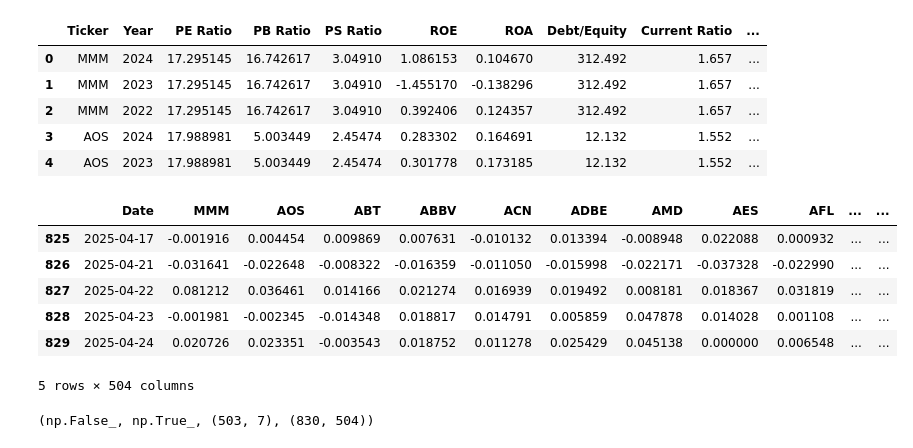
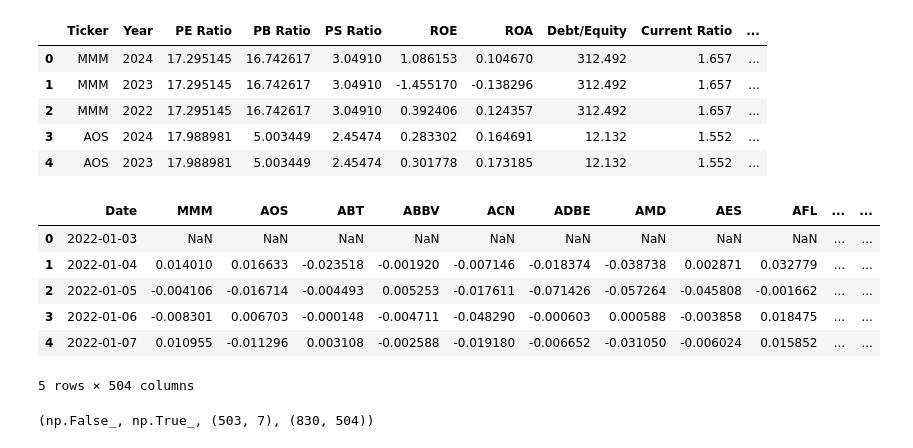
Before and after one commit to rustadadam/PF-GAP, a Jupyter notebook: experiments/stock_data.ipynb, the cells around one changed output. Drawn from its saved outputs; the diff is of its cells as text; code cells hidden in the pictures.

```diff
--- a/experiments/stock_data.ipynb
+++ b/experiments/stock_data.ipynb
@@ -28,14 +28,14 @@ static_data.head()
 | 3 | AOS | 2024 | 17.988981 | 5.003449 | 2.45474 | 0.283302 | 0.164691 | 12.132 | 1.552 | ... |
 | 4 | AOS | 2023 | 17.988981 | 5.003449 | 2.45474 | 0.301778 | 0.173185 | 12.132 | 1.552 | ... |
 # %%
-time_series.tail()
+time_series.head()
 # %% [output]
 |  | Date | MMM | AOS | ABT | ABBV | ACN | ADBE | AMD | AES | AFL | ... | ... |
-| 825 | 2025-04-17 | -0.001916 | 0.004454 | 0.009869 | 0.007631 | -0.010132 | 0.013394 | -0.008948 | 0.022088 | 0.000932 | ... | ... |
-| 826 | 2025-04-21 | -0.031641 | -0.022648 | -0.008322 | -0.016359 | -0.011050 | -0.015998 | -0.022171 | -0.037328 | -0.022990 | ... | ... |
-| 827 | 2025-04-22 | 0.081212 | 0.036461 | 0.014166 | 0.021274 | 0.016939 | 0.019492 | 0.008181 | 0.018367 | 0.031819 | ... | ... |
-| 828 | 2025-04-23 | -0.001981 | -0.002345 | -0.014348 | 0.018817 | 0.014791 | 0.005859 | 0.047878 | 0.014028 | 0.001108 | ... | ... |
-| 829 | 2025-04-24 | 0.020726 | 0.023351 | -0.003543 | 0.018752 | 0.011278 | 0.025429 | 0.045138 | 0.000000 | 0.006548 | ... | ... |
+| 0 | 2022-01-03 | NaN | NaN | NaN | NaN | NaN | NaN | NaN | NaN | NaN | ... | ... |
+| 1 | 2022-01-04 | 0.014010 | 0.016633 | -0.023518 | -0.001920 | -0.007146 | -0.018374 | -0.038738 | 0.002871 | 0.032779 | ... | ... |
+| 2 | 2022-01-05 | -0.004106 | -0.016714 | -0.004493 | 0.005253 | -0.017611 | -0.071426 | -0.057264 | -0.045808 | -0.001662 | ... | ... |
+| 3 | 2022-01-06 | -0.008301 | 0.006703 | -0.000148 | -0.004711 | -0.048290 | -0.000603 | 0.000588 | -0.003858 | 0.018475 | ... | ... |
+| 4 | 2022-01-07 | 0.010955 | -0.011296 | 0.003108 | -0.002588 | -0.019180 | -0.006652 | -0.031050 | -0.006024 | 0.015852 | ... | ... |
 5 rows × 504 columns
 # %%
 stock_data.isnull().any().any(), time_series.isnull().any().any(), stock_data.shape, time_series.shape
```
